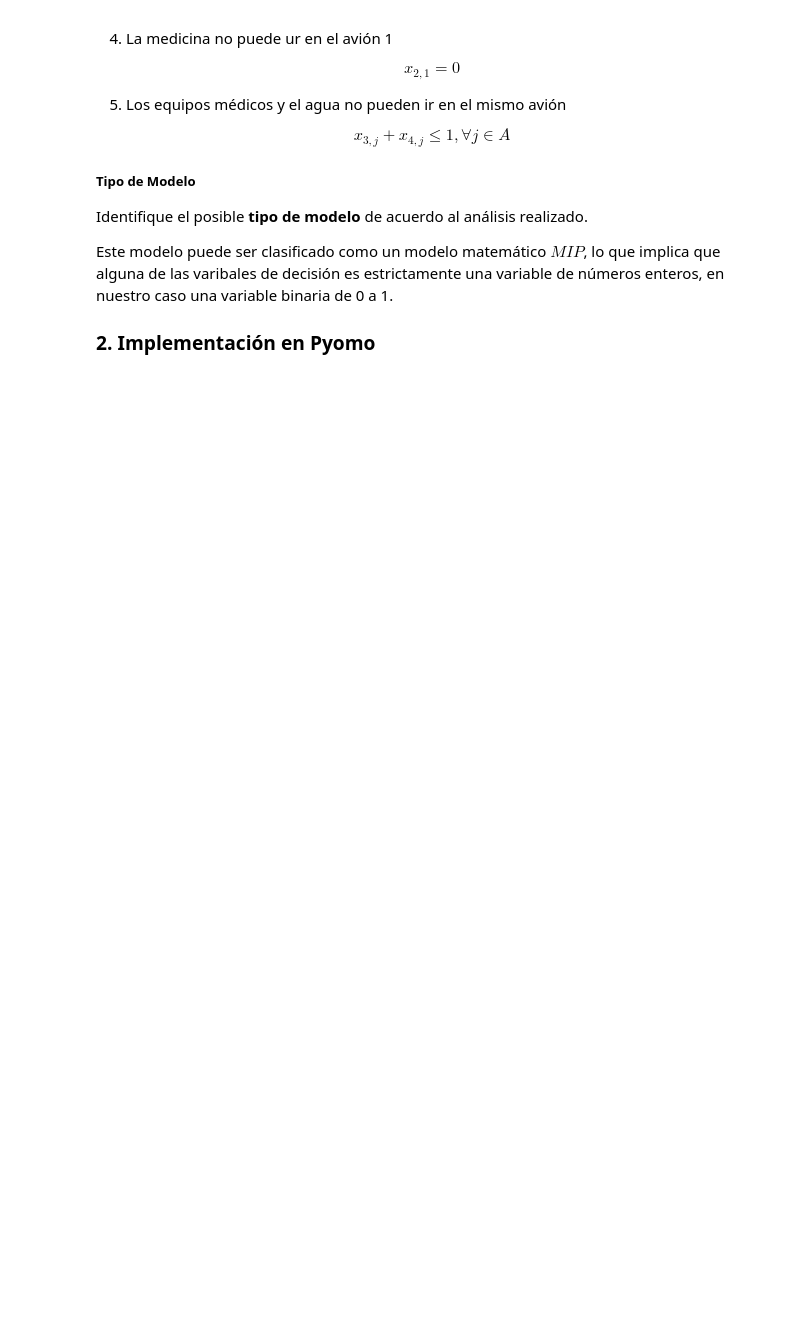
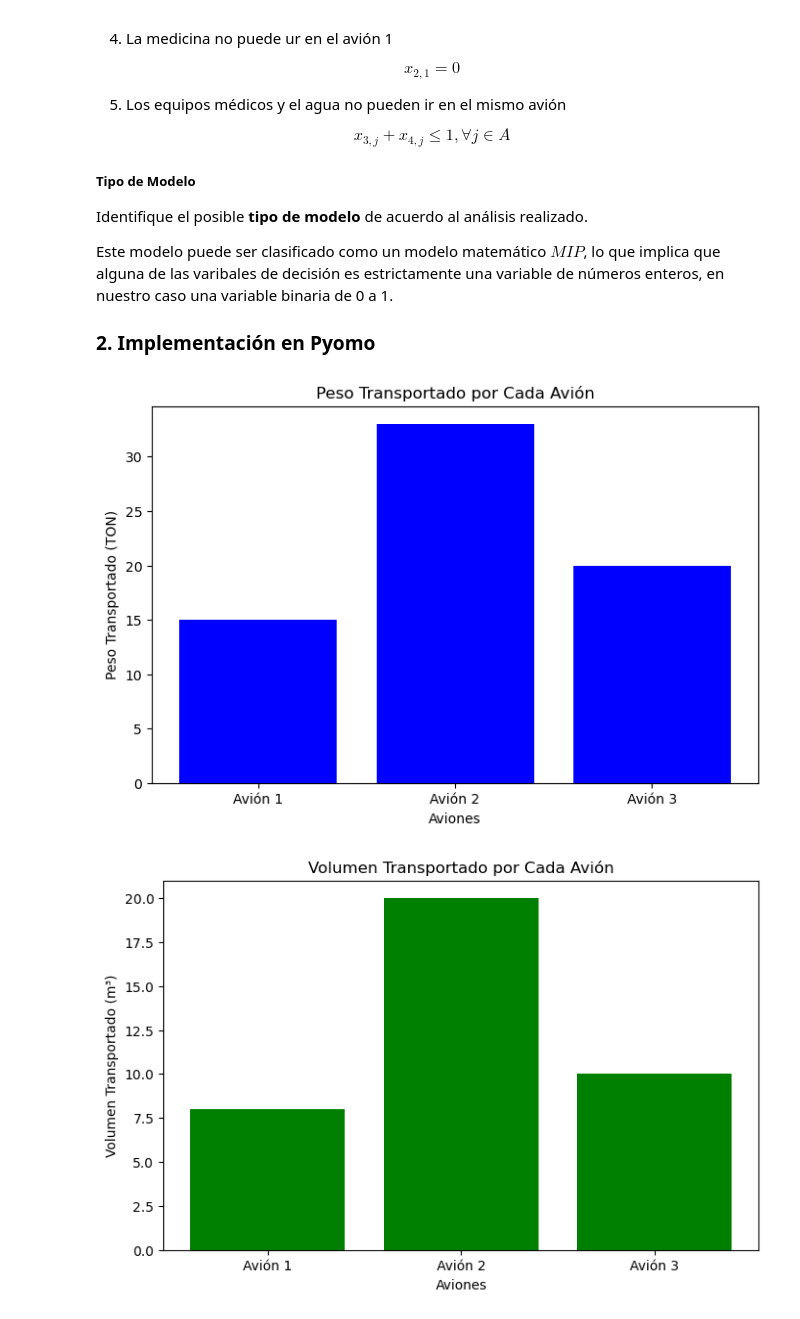
Before and after one commit to scasasbuenas/MOS-Laboratorios, a Jupyter notebook: Laboratorio 1/laboratorio1.ipynb, the cells around one changed output. Cells and saved outputs as stored; diff of their text form; code cells hidden in the pictures; blank space fills up the shorter version.

```diff
--- a/Laboratorio 1/laboratorio1.ipynb
+++ b/Laboratorio 1/laboratorio1.ipynb
@@ -678,30 +678,67 @@ model.restriccion_peso = Constraint(A, rule=restriccion_peso)
 def restriccion_volumen(model, j):
     return sum(volumenes_recursos[i] * model.x[i, j] for i in R) <= capacidades_volumen_aviones[j]
 
 model.restriccion_volumen = Constraint(A, rule=restriccion_volumen)
 # ----------------------------------------
 
 # Restricción 3: Cada recurso solo puede asignarse a un solo avión
 def restriccion_unicidad(model, i):
     return sum(model.x[i, j] for j in A) <= 1
 
 model.restriccion_unicidad = Constraint(R, rule=restriccion_unicidad)
 # ----------------------------------------
 
 # Restricción 4: Medicinas (recurso 2) no pueden ir en el avión 1
 model.restriccion_medicinas = Constraint(expr=model.x[2, 1] == 0)
 # ----------------------------------------
 
 # Restricción 5: Equipos Médicos (3) y Agua Potable (4) no pueden ir juntos en un avión
 def restriccion_incompatibilidad(model, j):
     return model.x[3, j] + model.x[4, j] <= 1
 
 model.restriccion_incompatibilidad = Constraint(A, rule=restriccion_incompatibilidad)
 # ----------------------------------------
 
 # Resolver el modelo
 SolverFactory('glpk').solve(model)
 
+# Obtener los resultados
+peso_aviones = {j: sum(pesos_recursos[i] * model.x[i, j].value for i in R) for j in A}
+volumen_aviones = {j: sum(volumenes_recursos[i] * model.x[i, j].value for i in R) for j in A}
+asignacion_recursos = {i: [j for j in A if model.x[i, j].value == 1] for i in R}
+
+# Gráfico para el peso transportado por avión
+fig, ax = plt.subplots(figsize=(8, 5))
+ax.bar(peso_aviones.keys(), peso_aviones.values(), color='blue')
+ax.set_xlabel("Aviones")
+ax.set_ylabel("Peso Transportado (TON)")
+ax.set_title("Peso Transportado por Cada Avión")
+plt.xticks(list(A), [f"Avión {j}" for j in A])
+plt.show()
+
+# Gráfico para el volumen transportado por avión
+fig, ax = plt.subplots(figsize=(8, 5))
+ax.bar(volumen_aviones.keys(), volumen_aviones.values(), color='green')
+ax.set_xlabel("Aviones")
+ax.set_ylabel("Volumen Transportado (m³)")
+ax.set_title("Volumen Transportado por Cada Avión")
+plt.xticks(list(A), [f"Avión {j}" for j in A])
+plt.show()
+
+# Gráfico de recursos transportados en avión correspondiente
+nombres_recursos = {1: "Alimentos Básicos", 2: "Medicinas", 3: "Equipos Médicos", 4: "Agua Potable", 5: "Mantas"}
+fig, ax = plt.subplots(figsize=(8, 5))
+for i in R:
+    for j in asignacion_recursos[i]:
+        ax.barh(nombres_recursos[i], j, color='purple')
+ax.set_xlabel("Avión")
+ax.set_ylabel("Recursos")
+ax.set_title("Asignación de Recursos a Aviones")
+plt.xticks(list(A), [f"Avión {j}" for j in A])
+plt.show()
+
 # Mostrar resultados
 model.display()
 # %% [output]
+[figure, added]
+[figure, added]
```
Also changed, not shown: parts of 2 cells of this notebook.
